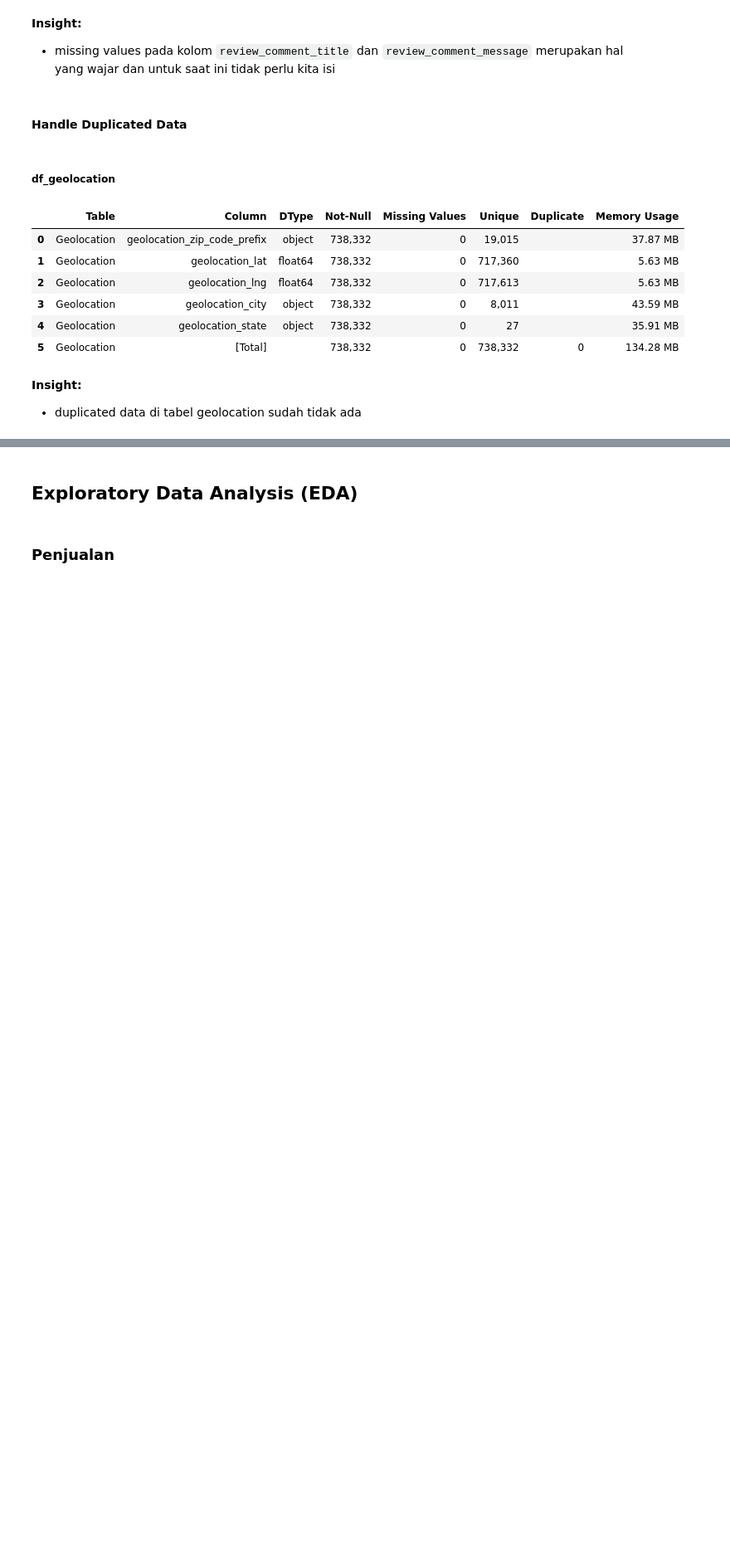
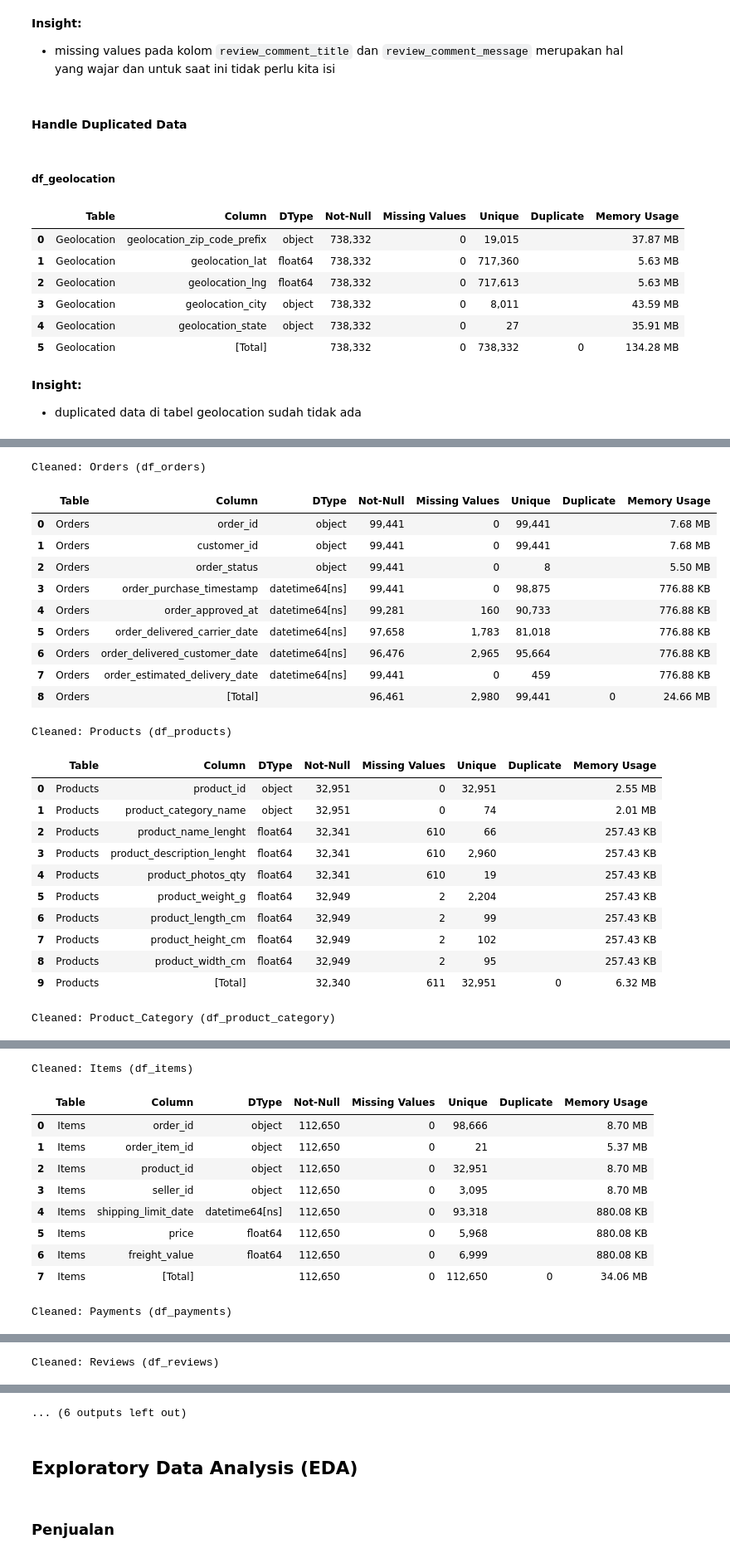
Before and after one commit to arguto1993/olist-ecommerce-performance, a Jupyter notebook: ecommerce_performance.ipynb, the cells around one changed output, grey strips where cells are left out. Shown: that part at 83% size. Drawn from its saved outputs; the diff is of its cells as text; code cells hidden in the pictures; blank space fills up the shorter version.

```diff
--- a/ecommerce_performance.ipynb
+++ b/ecommerce_performance.ipynb
@@ -973,0 +976,29 @@ show_table_info("geolocation")
+# %%
+for table_name, df in df_dict.items():
+    print(f"Cleaned: {table_name.title()} (df_{table_name})")
+    show_table_info(table_name)
+# %% [output]
+Cleaned: Orders (df_orders)
+|  | Table | Column | DType | Not-Null | Missing Values | Unique | Duplicate | Memory Usage |
+| 0 | Orders | order_id | object | 99,441 | 0 | 99,441 |  | 7.68 MB |
+| 1 | Orders | customer_id | object | 99,441 | 0 | 99,441 |  | 7.68 MB |
+| 2 | Orders | order_status | object | 99,441 | 0 | 8 |  | 5.50 MB |
+| 3 | Orders | order_purchase_timestamp | datetime64[ns] | 99,441 | 0 | 98,875 |  | 776.88 KB |
+| 4 | Orders | order_approved_at | datetime64[ns] | 99,281 | 160 | 90,733 |  | 776.88 KB |
+| 5 | Orders | order_delivered_carrier_date | datetime64[ns] | 97,658 | 1,783 | 81,018 |  | 776.88 KB |
+| 6 | Orders | order_delivered_customer_date | datetime64[ns] | 96,476 | 2,965 | 95,664 |  | 776.88 KB |
+| 7 | Orders | order_estimated_delivery_date | datetime64[ns] | 99,441 | 0 | 459 |  | 776.88 KB |
+| 8 | Orders | [Total] |  | 96,461 | 2,980 | 99,441 | 0 | 24.66 MB |
+Cleaned: Products (df_products)
+|  | Table | Column | DType | Not-Null | Missing Values | Unique | Duplicate | Memory Usage |
+| 0 | Products | product_id | object | 32,951 | 0 | 32,951 |  | 2.55 MB |
+| 1 | Products | product_category_name | object | 32,951 | 0 | 74 |  | 2.01 MB |
+| 2 | Products | product_name_lenght | float64 | 32,341 | 610 | 66 |  | 257.43 KB |
+| 3 | Products | product_description_lenght | float64 | 32,341 | 610 | 2,960 |  | 257.43 KB |
+| 4 | Products | product_photos_qty | float64 | 32,341 | 610 | 19 |  | 257.43 KB |
+| 5 | Products | product_weight_g | float64 | 32,949 | 2 | 2,204 |  | 257.43 KB |
+| 6 | Products | product_length_cm | float64 | 32,949 | 2 | 99 |  | 257.43 KB |
+| 7 | Products | product_height_cm | float64 | 32,949 | 2 | 102 |  | 257.43 KB |
+| 8 | Products | product_width_cm | float64 | 32,949 | 2 | 95 |  | 257.43 KB |
+| 9 | Products | [Total] |  | 32,340 | 611 | 32,951 | 0 | 6.32 MB |
+Cleaned: Product_Category (df_product_category)
@@ -973,0 +1009,11 @@ show_table_info("geolocation")
+Cleaned: Items (df_items)
+|  | Table | Column | DType | Not-Null | Missing Values | Unique | Duplicate | Memory Usage |
+| 0 | Items | order_id | object | 112,650 | 0 | 98,666 |  | 8.70 MB |
+| 1 | Items | order_item_id | object | 112,650 | 0 | 21 |  | 5.37 MB |
+| 2 | Items | product_id | object | 112,650 | 0 | 32,951 |  | 8.70 MB |
+| 3 | Items | seller_id | object | 112,650 | 0 | 3,095 |  | 8.70 MB |
+| 4 | Items | shipping_limit_date | datetime64[ns] | 112,650 | 0 | 93,318 |  | 880.08 KB |
+| 5 | Items | price | float64 | 112,650 | 0 | 5,968 |  | 880.08 KB |
+| 6 | Items | freight_value | float64 | 112,650 | 0 | 6,999 |  | 880.08 KB |
+| 7 | Items | [Total] |  | 112,650 | 0 | 112,650 | 0 | 34.06 MB |
+Cleaned: Payments (df_payments)
@@ -973,0 +1027 @@ show_table_info("geolocation")
+Cleaned: Reviews (df_reviews)
@@ -974,3 +1037,4 @@ show_table_info("geolocation")
+... (6 outputs left out)
 # %% [markdown]
 ## Exploratory Data Analysis (EDA)
 # %% [markdown]
```
Also changed, not shown: parts of 9 cells of this notebook, 1 other file.
